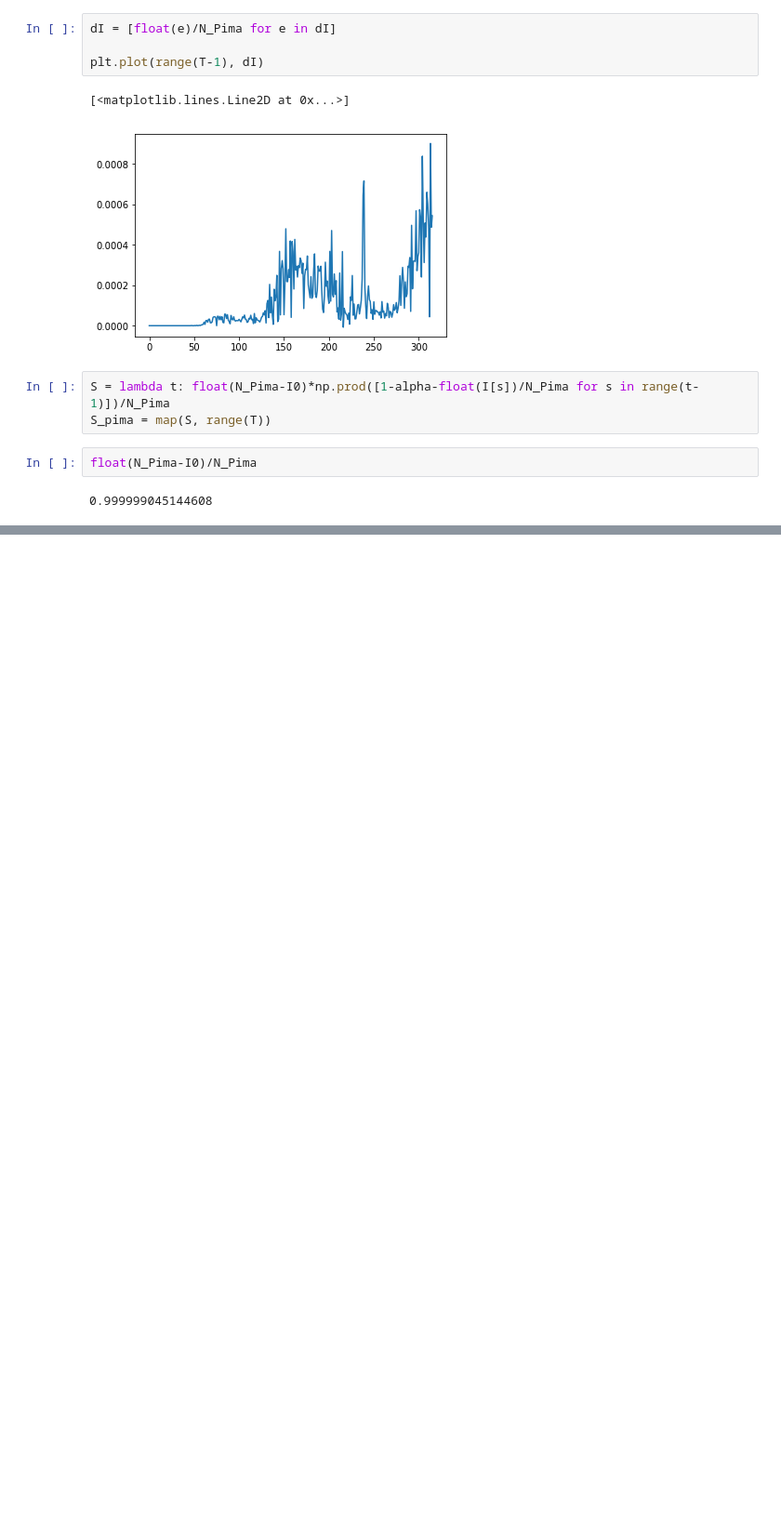
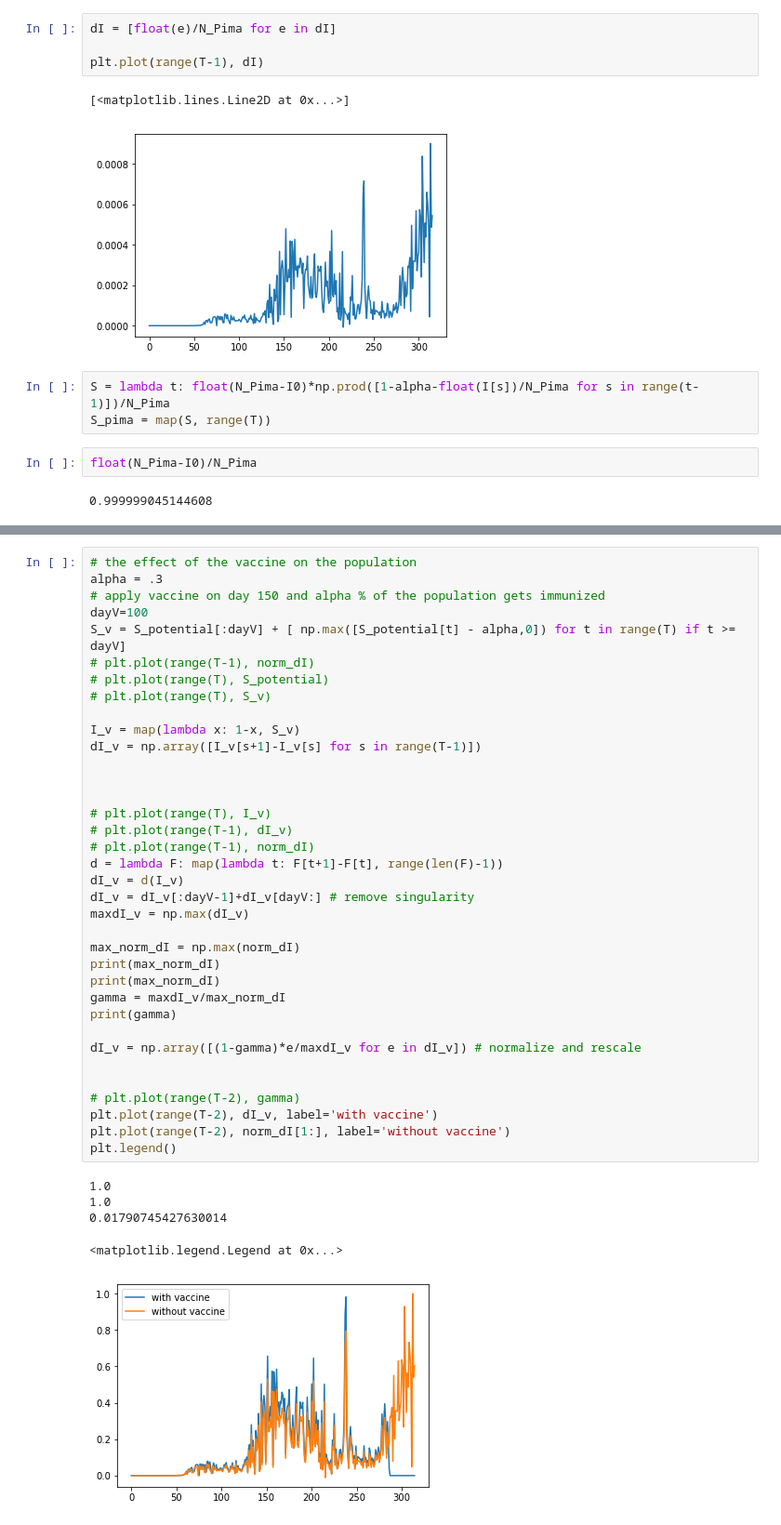
Before and after one commit to Rubalicious/vaccine-allocation, a Jupyter notebook: data.ipynb, the cells around one changed output, grey strips where cells are left out. Shown: that part at 93% size. Cells and saved outputs as stored; diff of their text form; blank space fills up the shorter version.

Commit message:
affect of vaccine

```diff
--- a/data.ipynb
+++ b/data.ipynb
@@ -194,0 +195,42 @@ plt.show()
+# %%
+# the effect of the vaccine on the population
+alpha = .3
+# apply vaccine on day 150 and alpha % of the population gets immunized
+dayV=100
+S_v = S_potential[:dayV] + [ np.max([S_potential[t] - alpha,0]) for t in range(T) if t >= dayV]
+# plt.plot(range(T-1), norm_dI)
+# plt.plot(range(T), S_potential)
+# plt.plot(range(T), S_v)
+
+I_v = map(lambda x: 1-x, S_v)
+dI_v = np.array([I_v[s+1]-I_v[s] for s in range(T-1)])
+
+
+
+# plt.plot(range(T), I_v)
+# plt.plot(range(T-1), dI_v)
+# plt.plot(range(T-1), norm_dI)
+d = lambda F: map(lambda t: F[t+1]-F[t], range(len(F)-1))
+dI_v = d(I_v)
+dI_v = dI_v[:dayV-1]+dI_v[dayV:] # remove singularity
+maxdI_v = np.max(dI_v)
+
+max_norm_dI = np.max(norm_dI)
+print(max_norm_dI)
+print(max_norm_dI)
+gamma = maxdI_v/max_norm_dI
+print(gamma)
+
+dI_v = np.array([(1-gamma)*e/maxdI_v for e in dI_v]) # normalize and rescale
+
+
+# plt.plot(range(T-2), gamma)
+plt.plot(range(T-2), dI_v, label='with vaccine')
+plt.plot(range(T-2), norm_dI[1:], label='without vaccine')
+plt.legend()
+# %% [output]
+1.0
+1.0
+0.01790745427630014
+<matplotlib.legend.Legend at 0x...>
+[figure, added]
```
Also changed, not shown: parts of 7 cells of this notebook, 1 other file.
